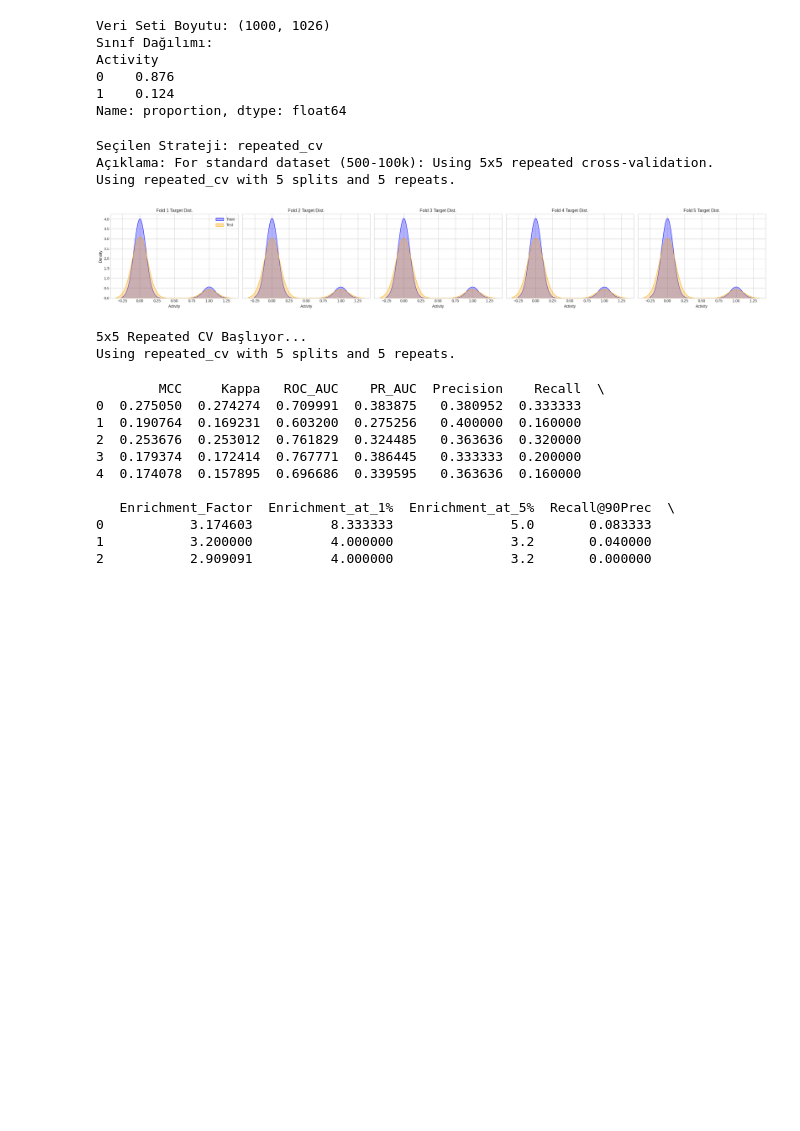
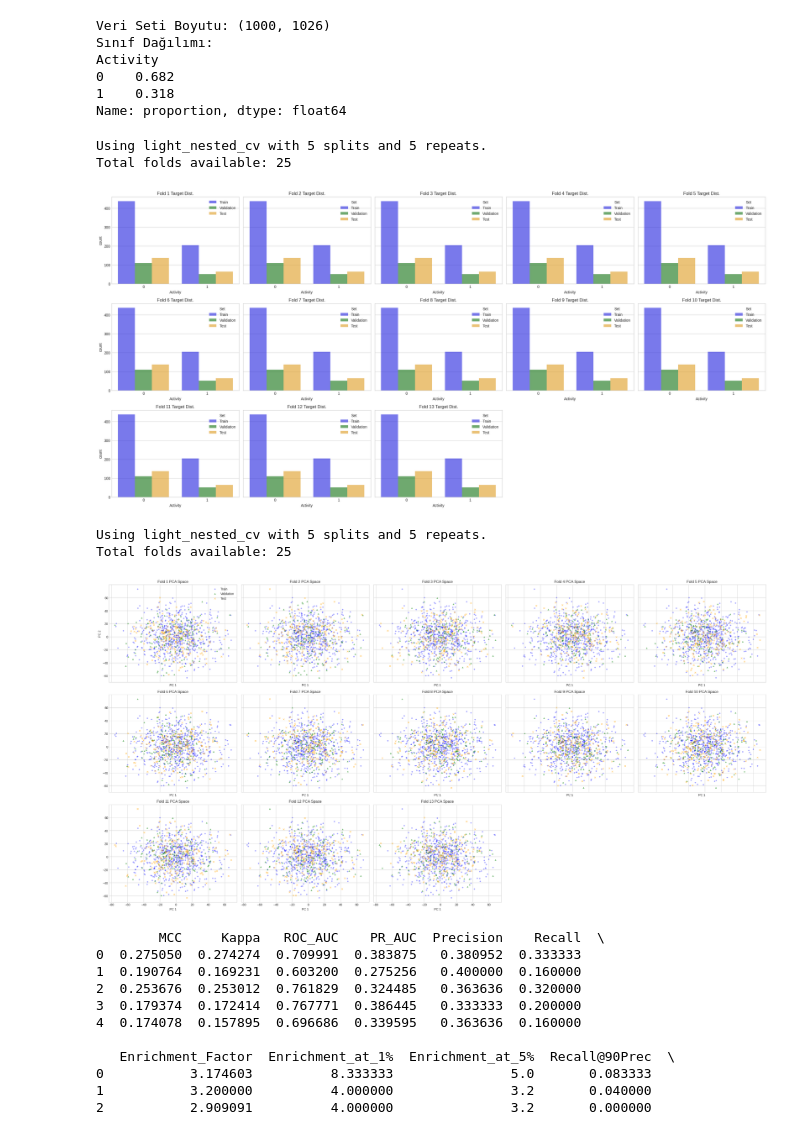
Before and after one commit to mehmetaliyucel/stats-for-mols, a Jupyter notebook: tutorial_classification.ipynb, the cells around one changed output. Drawn from its saved outputs; the diff is of its cells as text; code cells hidden in the pictures; blank space fills up the shorter version.

Commit message:
Fix plots for new split methods

```diff
--- a/tutorial_classification.ipynb
+++ b/tutorial_classification.ipynb
@@ -18,83 +17,52 @@ from stats_for_mols.visualization.diagnostics import plot_target_distribution
 plt.style.use('seaborn-v0_8-whitegrid')
 np.random.seed(42)
 # %%
-# 1000 molekül, %10 aktiflik oranı (weights=[0.9, 0.1])
 X, y = make_classification(
     n_samples=1000,
     n_features=1024,
     n_informative=50,
     n_redundant=10,
-    weights=[0.9, 0.1], # %90 Negatif, %10 Pozitif (Imbalanced)
-    flip_y=0.05,        # %5 gürültü (noise) ekle
+    weights=[0.7, 0.3],
+    flip_y=0.05,
     random_state=42
 )
 
-# DataFrame'e çevirelim
+# Convert to DataFrame
 df = pd.DataFrame(X, columns=[f'fp_{i}' for i in range(1024)])
-df['Activity'] = y # 0 veya 1
-# Dummy SMILES (Scaffold split denemek isterseniz diye)
-df['SMILES'] = ["C" * np.random.randint(1, 10) for _ in range(1000)]
+df['Activity'] = y # 0 or 1
 
-print(f"Veri Seti Boyutu: {df.shape}")
-print(f"Sınıf Dağılımı:\n{df['Activity'].value_counts(normalize=True)}")
+
+print(f"Dataset Size: {df.shape}")
+print(f"Class Distribution:\n{df['Activity'].value_counts(normalize=True)}")
 # %% [output]
 Veri Seti Boyutu: (1000, 1026)
 Sınıf Dağılımı:
 Activity
-0    0.876
-1    0.124
+0    0.682
+1    0.318
 Name: proportion, dtype: float64
 # %%
 # Sınıflandırma olduğu için task_type='classification' diyoruz.
 # Bu, RepeatedStratifiedKFold kullanmasını sağlar.
 splitter = DataSplitter(df, target_col='Activity', split_type='random', task_type='classification')
+splitter.config['method_name'] = 'light_nested_cv'
+splitter.config['n_splits'] = 5
+splitter.config['n_repeats'] = 5
+splitter.config['random_state'] = 42
 
-print(f"Seçilen Strateji: {splitter.config['method_name']}")
-print(f"Açıklama: {splitter.config.get('description', 'Custom Split')}")
 
 # Diyagnostik: Foldlar arasındaki sınıf dağılımı dengeli mi?
-plot_target_distribution(df, 'Activity', splitter)
+plot_target_distribution(df, 'Activity', splitter, n_folds_to_plot=13)
 plt.show()
+plot_pca_chemical_space(df, descriptor_cols=df.columns.difference(['Activity', 'SMILES']), splitter=splitter, n_folds_to_plot=13)
+plt.show()
 # %% [output]
-Seçilen Strateji: repeated_cv
-Açıklama: For standard dataset (500-100k): Using 5x5 repeated cross-validation.
-Using repeated_cv with 5 splits and 5 repeats.
+Using light_nested_cv with 5 splits and 5 repeats.
+Total folds available: 25
-[figure, old version]
+[figure, new version]
+Using light_nested_cv with 5 splits and 5 repeats.
+Total folds available: 25
+[figure, added]
-# %%
-# Modeller
-models = {
-    'LogisticReg': LogisticRegression(max_iter=1000, random_state=42),
-    'RandomForest': RandomForestClassifier(n_estimators=50, n_jobs=-1, random_state=42),
-    'GBM': GradientBoostingClassifier(n_estimators=50, random_state=42)
-}
-
-
-results_dict = {name: [] for name in models.keys()}
-
-print("5x5 Repeated CV Başlıyor...")
-
-for i, (train_idx, test_idx) in enumerate(splitter.split()):
-    # Veri hazırlığı
-    X_train = df.iloc[train_idx].drop(columns=['Activity', 'SMILES'])
-    y_train = df.iloc[train_idx]['Activity']
-    X_test = df.iloc[test_idx].drop(columns=['Activity', 'SMILES'])
-    y_test = df.iloc[test_idx]['Activity']
-
-    for name, model in models.items():
-
-        model.fit(X_train, y_train)
-
-
-        y_proba = model.predict_proba(X_test)[:, 1]
-
-        results_dict[name].append({
-            'fold': i,
-            'y_true': y_test.values,
-            'y_proba': y_proba
-        })
-# %% [output]
-5x5 Repeated CV Başlıyor...
-Using repeated_cv with 5 splits and 5 repeats.
 # %%
 metrics_data = []
 
```
Also changed, not shown: parts of 1 cell of this notebook, 7 other files.
